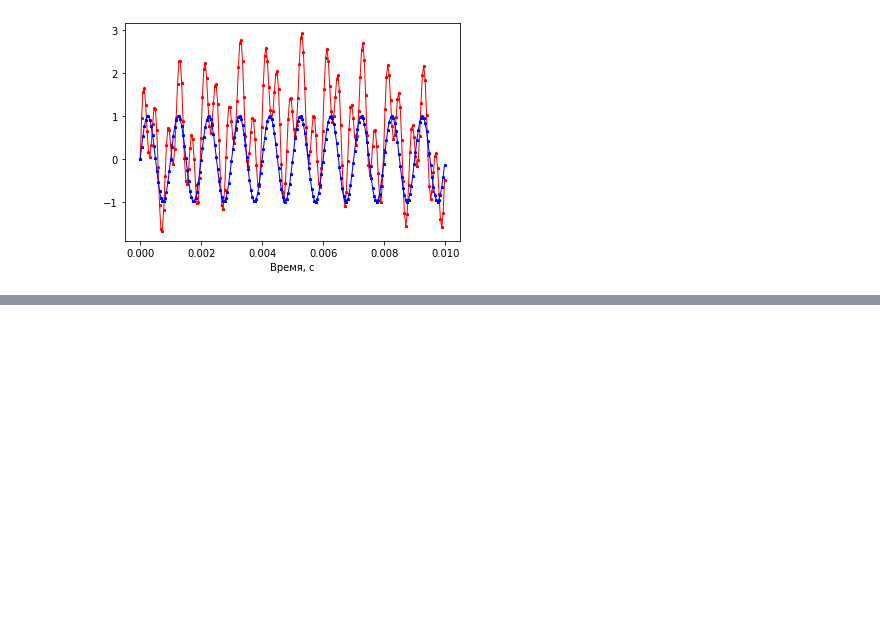
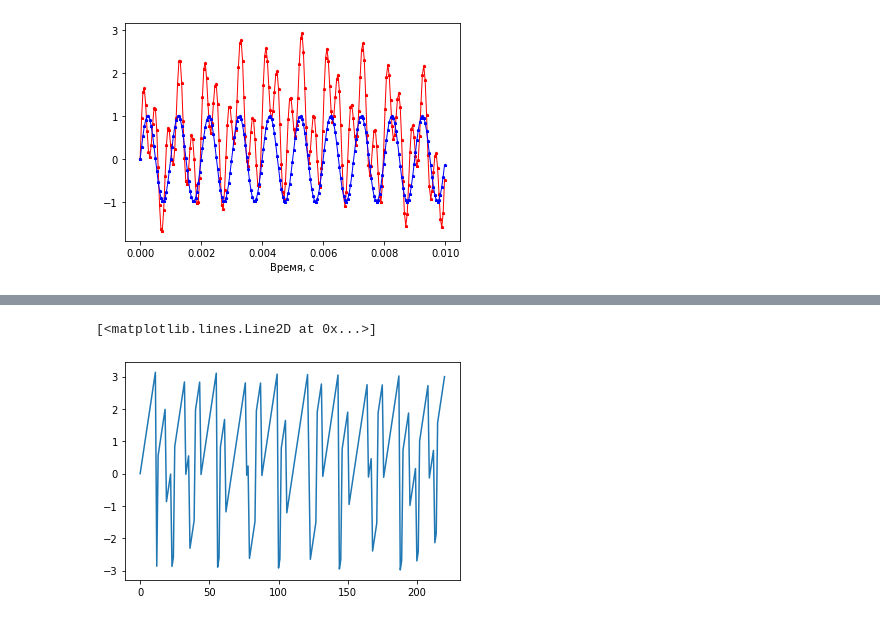
Before and after one commit to bakulev/jupyter_test, a Jupyter notebook: lock-in-demo.ipynb, the cells around one changed output, grey strips where cells are left out. Drawn from its saved outputs; the diff is of its cells as text; code cells hidden in the pictures; blank space fills up the shorter version.

```diff
--- a/lock-in-demo.ipynb
+++ b/lock-in-demo.ipynb
@@ -89,0 +92,6 @@ plt.plot(rfftfreq(len(t), 1./FD), np.abs(spectrum)/len(t)); # ';' for supress ou
+# %%
+phi = np.arctan2(mult, mult_quad)
+plt.plot(phi)
+# %% [output]
+[<matplotlib.lines.Line2D at 0x...>]
+[figure, added]
```
Also changed, not shown: parts of 4 cells of this notebook.
